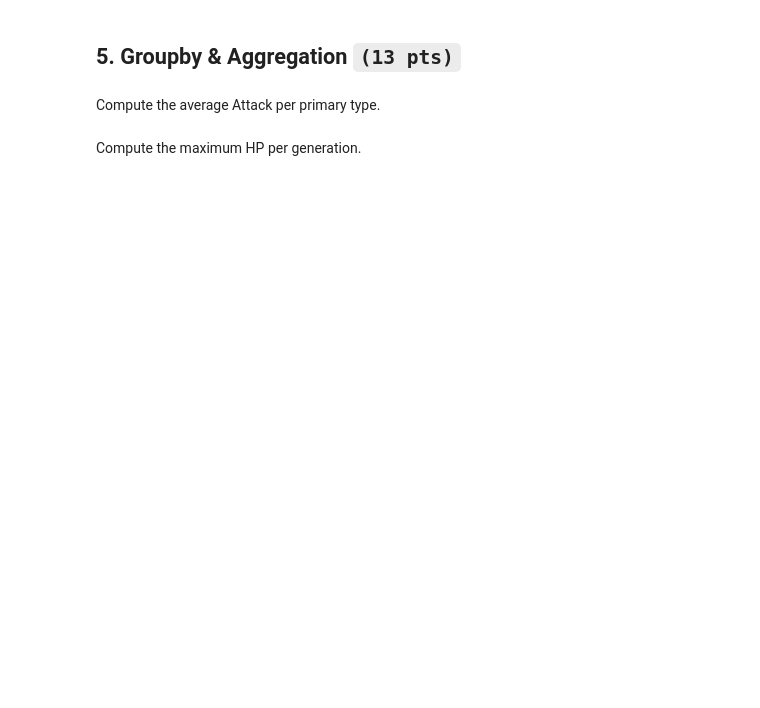
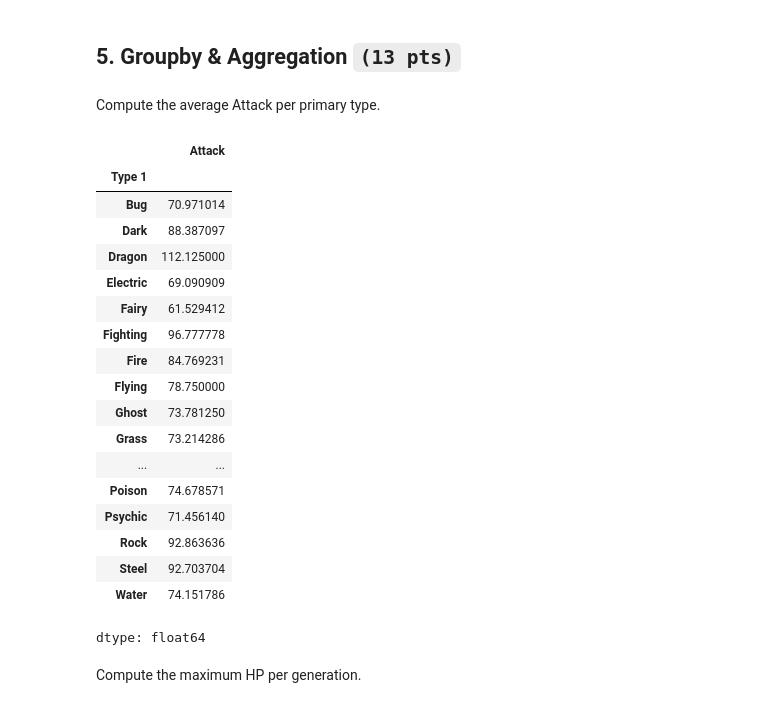
Before and after one commit to moridin04/CCDATSCL_COM221ML_EXERCISES, a Jupyter notebook: Exercise3.ipynb, the cells around one changed output. Cells and saved outputs as stored; diff of their text form; code cells hidden in the pictures; blank space fills up the shorter version.

```diff
--- a/Exercise3.ipynb
+++ b/Exercise3.ipynb
@@ -360,2 +398,24 @@ Compute the average Attack per primary type.
+# %%
+df.groupby('Type 1')['Attack'].mean()
+# %% [output]
+|  | Attack |
+| Type 1 |  |
+| Bug | 70.971014 |
+| Dark | 88.387097 |
+| Dragon | 112.125000 |
+| Electric | 69.090909 |
+| Fairy | 61.529412 |
+| Fighting | 96.777778 |
+| Fire | 84.769231 |
+| Flying | 78.750000 |
+| Ghost | 73.781250 |
+| Grass | 73.214286 |
+| ... | ... |
+| Poison | 74.678571 |
+| Psychic | 71.456140 |
+| Rock | 92.863636 |
+| Steel | 92.703704 |
+| Water | 74.151786 |
+dtype: float64
 # %% [markdown]
 Compute the maximum HP per generation.
```
Also changed, not shown: parts of 45 cells of this notebook.
